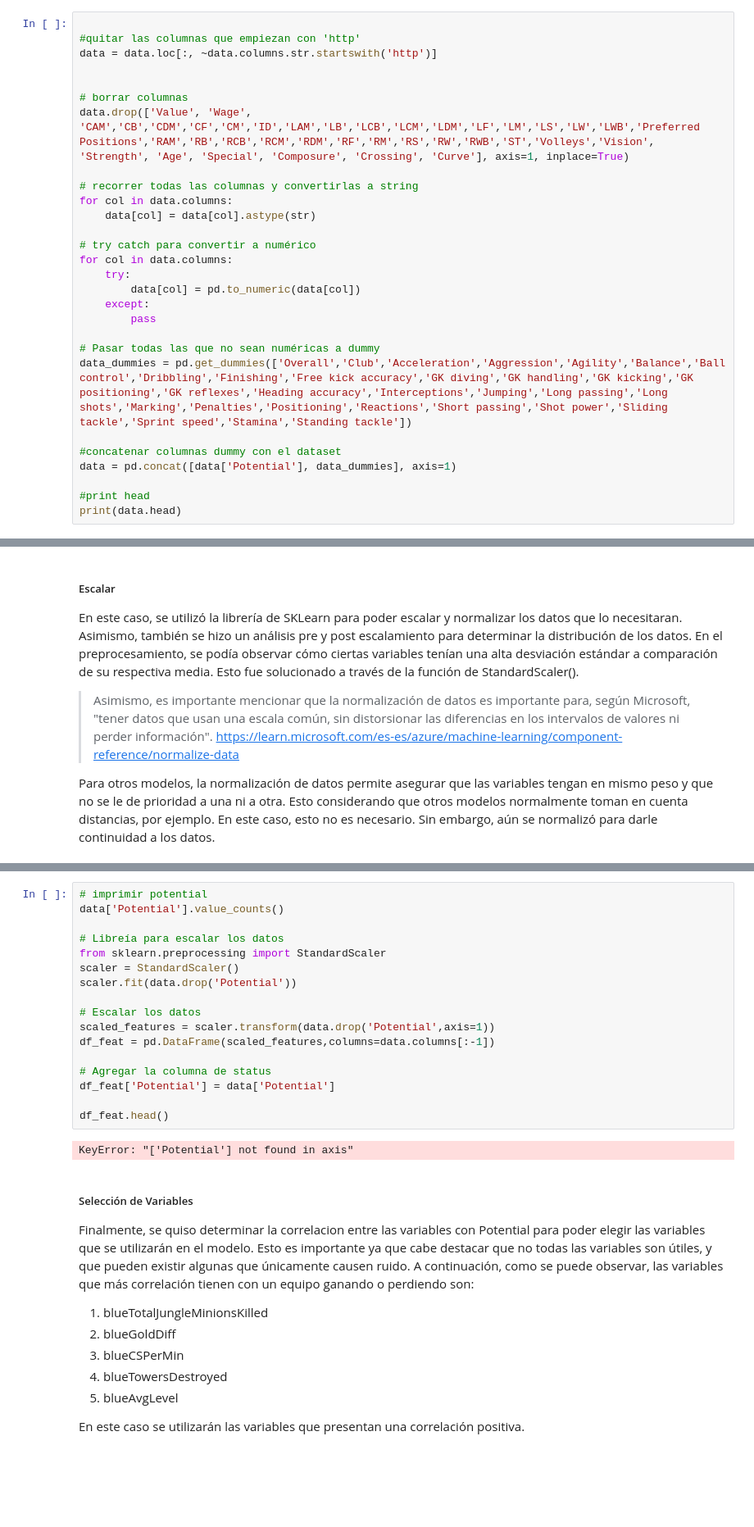
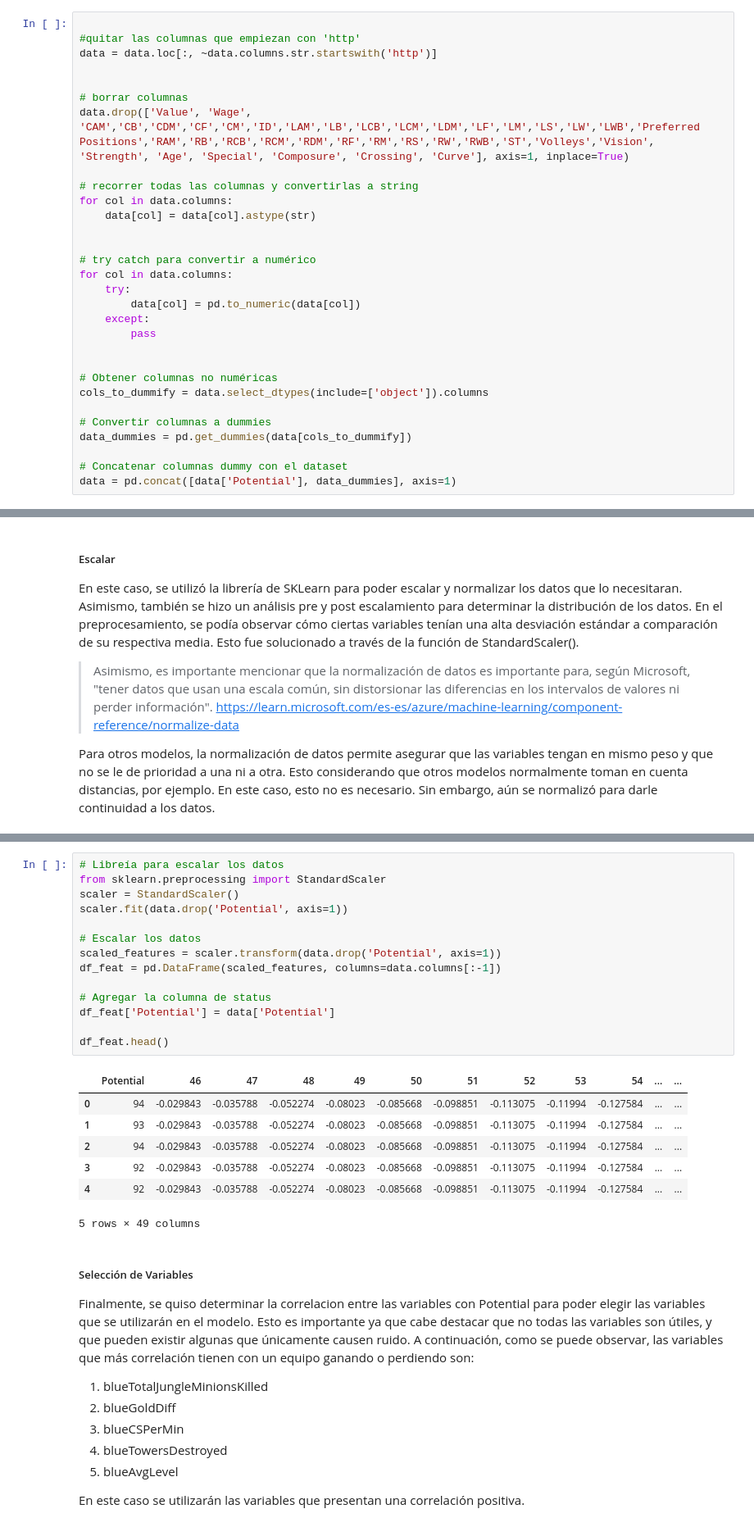
Before and after one commit to stefanoaragoni/IA_Lab6, a Jupyter notebook: lab6_FIFA.ipynb, the cells around one changed output, grey strips where cells are left out. Shown at 82% size. Saved outputs shown, nothing was run; the diff lists cells and outputs as text; blank space fills up the shorter version.

```diff
--- a/lab6_FIFA.ipynb
+++ b/lab6_FIFA.ipynb
@@ -86,6 +85,7 @@ data.drop(['Value', 'Wage', 'CAM','CB','CDM','CF','CM','ID','LAM','LB','LCB','LC
 for col in data.columns:
     data[col] = data[col].astype(str)
 
+
 # try catch para convertir a numérico
 for col in data.columns:
     try:
@@ -93,12 +93,13 @@ for col in data.columns:
     except:
         pass
 
-# Pasar todas las que no sean numéricas a dummy
-data_dummies = pd.get_dummies(['Overall','Club','Acceleration','Aggression','Agility','Balance','Ball control','Dribbling','Finishing','Free kick accuracy','GK diving','GK handling','GK kicking','GK positioning','GK reflexes','Heading accuracy','Interceptions','Jumping','Long passing','Long shots','Marking','Penalties','Positioning','Reactions','Short passing','Shot power','Sliding tackle','Sprint speed','Stamina','Standing tackle'])
 
-#concatenar columnas dummy con el dataset
+# Obtener columnas no numéricas
+cols_to_dummify = data.select_dtypes(include=['object']).columns
+
+# Convertir columnas a dummies
+data_dummies = pd.get_dummies(data[cols_to_dummify])
+
+# Concatenar columnas dummy con el dataset
 data = pd.concat([data['Potential'], data_dummies], axis=1)
-
-#print head
-print(data.head)
 # %% [output]
@@ -145,22 +121,25 @@ Media y desviación estándar de cada columna:
 # %%
-# imprimir potential
-data['Potential'].value_counts()
-
 # Libreía para escalar los datos
 from sklearn.preprocessing import StandardScaler
 scaler = StandardScaler()
-scaler.fit(data.drop('Potential'))
+scaler.fit(data.drop('Potential', axis=1))
 
 # Escalar los datos
-scaled_features = scaler.transform(data.drop('Potential',axis=1))
-df_feat = pd.DataFrame(scaled_features,columns=data.columns[:-1])
+scaled_features = scaler.transform(data.drop('Potential', axis=1))
+df_feat = pd.DataFrame(scaled_features, columns=data.columns[:-1])
 
 # Agregar la columna de status
 df_feat['Potential'] = data['Potential']
 
 df_feat.head()
 # %% [output]
+|  | Potential | 46 | 47 | 48 | 49 | 50 | 51 | 52 | 53 | 54 | ... | ... |
+| 0 | 94 | -0.029843 | -0.035788 | -0.052274 | -0.08023 | -0.085668 | -0.098851 | -0.113075 | -0.11994 | -0.127584 | ... | ... |
+| 1 | 93 | -0.029843 | -0.035788 | -0.052274 | -0.08023 | -0.085668 | -0.098851 | -0.113075 | -0.11994 | -0.127584 | ... | ... |
+| 2 | 94 | -0.029843 | -0.035788 | -0.052274 | -0.08023 | -0.085668 | -0.098851 | -0.113075 | -0.11994 | -0.127584 | ... | ... |
+| 3 | 92 | -0.029843 | -0.035788 | -0.052274 | -0.08023 | -0.085668 | -0.098851 | -0.113075 | -0.11994 | -0.127584 | ... | ... |
+| 4 | 92 | -0.029843 | -0.035788 | -0.052274 | -0.08023 | -0.085668 | -0.098851 | -0.113075 | -0.11994 | -0.127584 | ... | ... |
-KeyError: "['Potential'] not found in axis"
+5 rows × 49 columns
 # %% [markdown]
 ##### Selección de Variables
 
```
Also changed, not shown: parts of 8 cells of this notebook.
